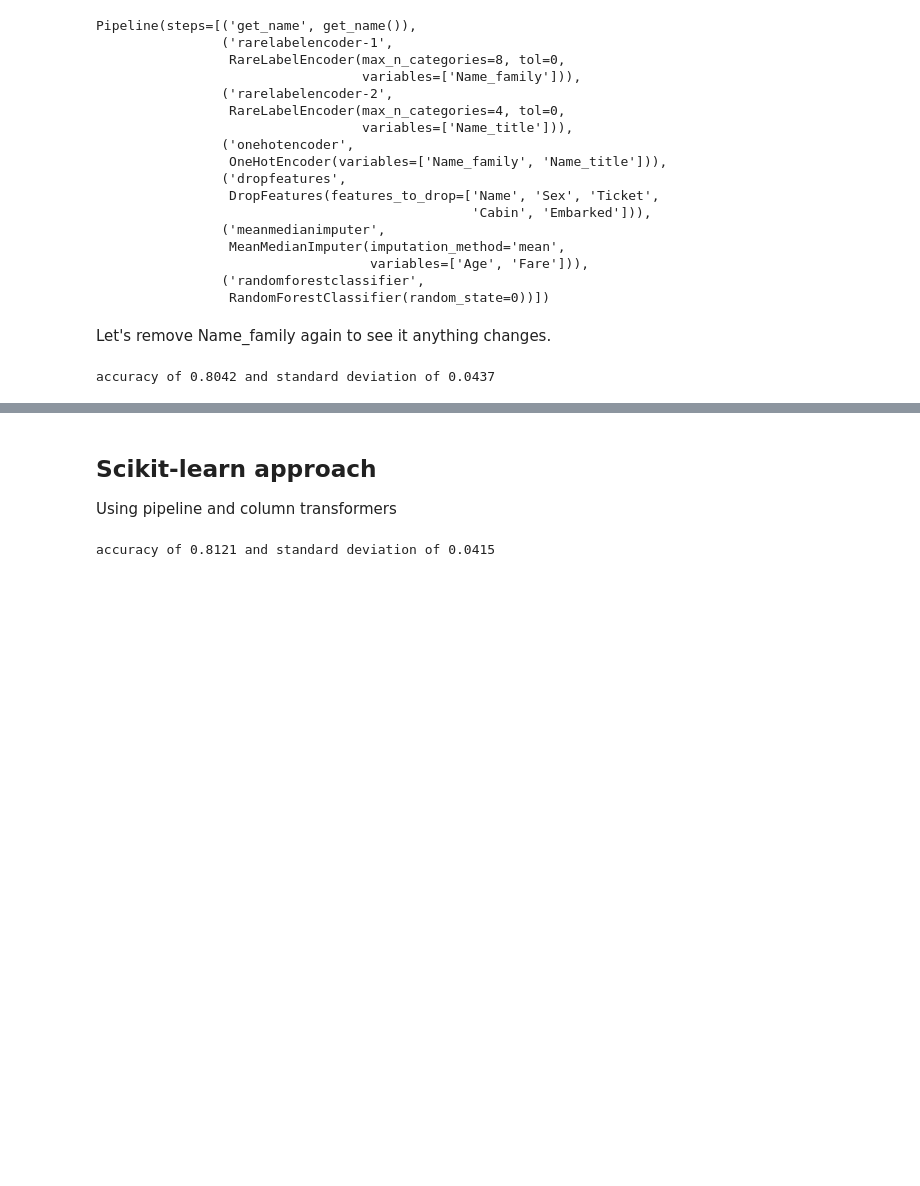
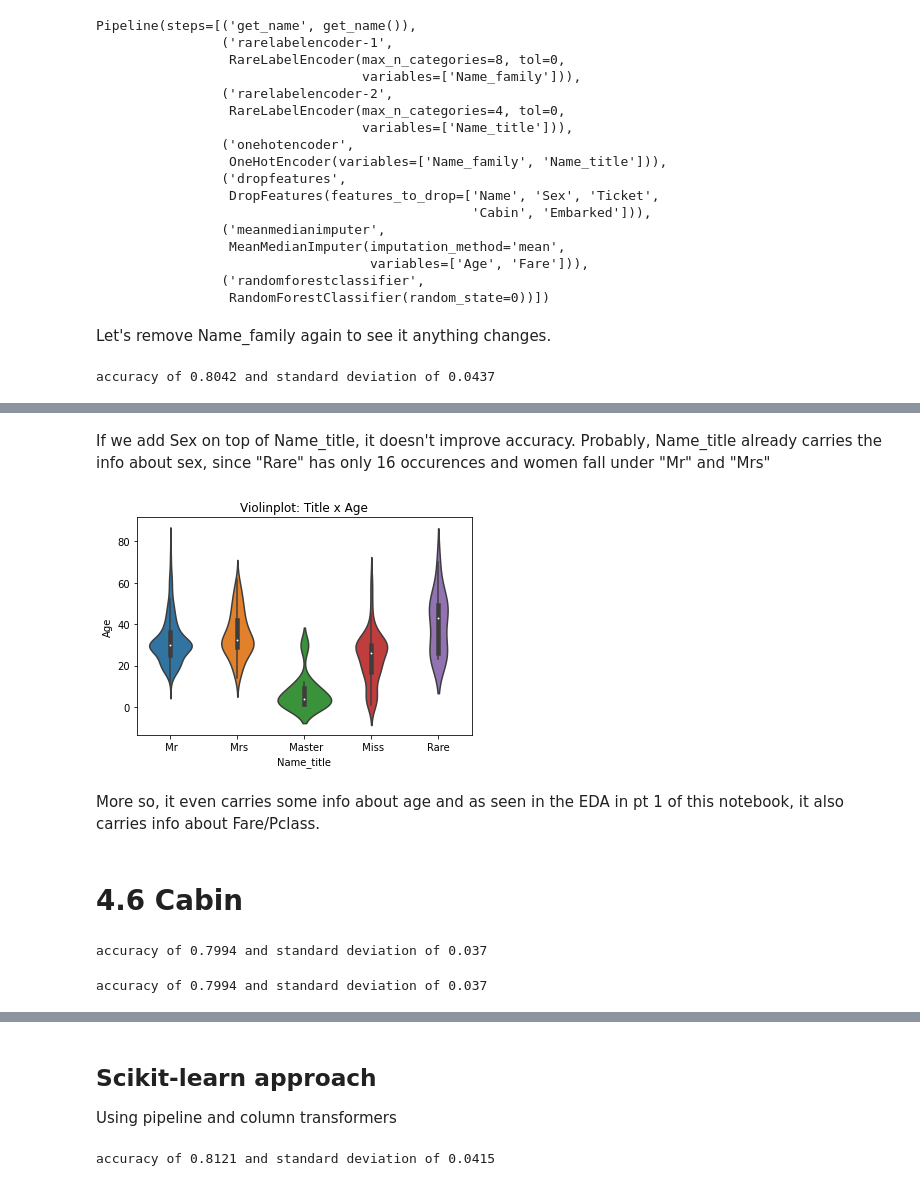
Before and after one commit to marcos-mansur/Kaggle_Titanic, a Jupyter notebook: Tico_notebook_pt2.ipynb, the cells around one changed output, grey strips where cells are left out. Cells and saved outputs as stored; diff of their text form; code cells hidden in the pictures; blank space fills up the shorter version.

Commit message:
Finish feature engineer for Name, Sex & Age

```diff
--- a/Tico_notebook_pt2.ipynb
+++ b/Tico_notebook_pt2.ipynb
@@ -526,0 +577,26 @@ accuracy of 0.8042 and standard deviation of 0.0437
+# %% [markdown]
+If we add Sex on top of Name_title, it doesn't improve accuracy. Probably, Name_title already carries the info about sex, since "Rare" has only 16 occurences and women fall under "Mr" and "Mrs"
+# %%
+import seaborn as sns
+import matplotlib.pyplot as plt
+
+pipe_violin_title_age = make_pipeline(
+                        #categorical features transformations
+                          get_name(family=True,title=True),
+                          RareLabelEncoder(max_n_categories=8,tol=0,variables=['Name_family']),
+                          RareLabelEncoder(max_n_categories=4,tol=0,variables=['Name_title']),
+                          Mapper(features=['Sex'],map_dict=sex_map),
+                          DropFeatures(features_to_drop=['Name','Ticket','Cabin','Embarked']),
+                        # numerical features transformation
+                          MeanMedianImputer(imputation_method='mean', variables=['Age','Fare']),)
+x_train_2 = pipe_violin_title_age.fit_transform(x_train)
+
+sns.violinplot(x_train_2['Name_title'],x_train_2['Age'])
+plt.title('Violinplot: Title x Age')
+plt.show()
+# %% [output]
+[figure, added]
+# %% [markdown]
+More so, it even carries some info about age and as seen in the EDA in pt 1 of this notebook, it also carries info about Fare/Pclass.
+# %% [markdown]
+# 4.6 Cabin
@@ -526,0 +621,34 @@ accuracy of 0.8042 and standard deviation of 0.0437
+# %%
+pipe_cabin = make_pipeline(
+
+                        #categorical features transformations
+                          get_name(family=True,title=True),
+                          CategoricalImputer(variables='Cabin',fill_value='Missing'),
+                          Cabin_code(),
+                          OneHotEncoder(top_categories=4, variables=['Name_family','Name_title','Cabin_code']),
+                          DropFeatures(features_to_drop=['Name','Sex','Ticket','Cabin','Embarked']),
+                        # numerical features transformation
+                          MeanMedianImputer(imputation_method='mean', variables=['Age','Fare']),
+                        # model
+                          RandomForestClassifier(random_state=0))
+get_cross_score(pipe_cabin,5)
+# %% [output]
+accuracy of 0.7994 and standard deviation of 0.037
+# %%
+pipe_cabin = make_pipeline(
+                        #categorical features transformations
+                          get_name(family=True,title=True),
+                          CategoricalImputer(variables='Cabin',fill_value='?'),
+                          Cabin_code(),
+                          #RareLabelEncoder(max_n_categories=8,tol=0,variables=['Name_family']),
+                          #RareLabelEncoder(max_n_categories=4,tol=0,variables=['Name_title']),
+                          #fix_rare_labels(variables=['Cabin_code'], threshold=[25]),
+                          OneHotEncoder(top_categories=4, variables=['Name_family','Name_title','Cabin_code']),
+                          DropFeatures(features_to_drop=['Name','Sex','Ticket','Cabin','Embarked']),
+                        # numerical features transformation
+                          MeanMedianImputer(imputation_method='mean', variables=['Age','Fare']),
+                        # model
+                          RandomForestClassifier(random_state=0))
+get_cross_score(pipe_cabin,5)
+# %% [output]
+accuracy of 0.7994 and standard deviation of 0.037
```
Also changed, not shown: parts of 48 cells of this notebook.
